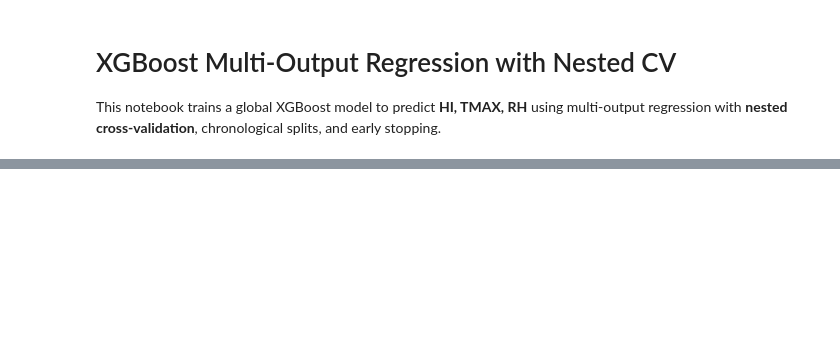
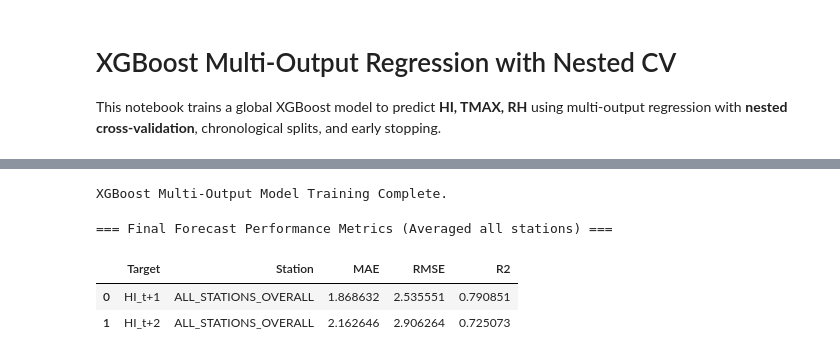
Before and after one commit to machiwao/Meteorologically-aware-AI-for-Enhanced-Heat-Index-Forecasting-in-the-Philippine-Context, a Jupyter notebook: xgb_nested_cv.ipynb, the cells around one changed output, grey strips where cells are left out. Saved outputs shown, nothing was run; the diff lists cells and outputs as text; code cells hidden in the pictures; blank space fills up the shorter version.

Commit message:
Updated training split

```diff
--- a/xgb_nested_cv.ipynb
+++ b/xgb_nested_cv.ipynb
@@ -112,26 +183,72 @@ final_model.estimators_[0].save_model("models/xgb_model.json")
+# %%
+best_params_effective = {k.replace("estimator__", ""): v for k,v in best_params.items()}
+
+best_est = xgb.XGBRegressor(
+    objective="reg:squarederror",
+    eval_metric="rmse", # Metric defined only in the constructor
+    tree_method="hist",
+    random_state=42,
+    early_stopping_rounds=20,
+    **best_params_effective
+)
+
+final_model = MultiOutputRegressor(best_est)
+
+# Prepare Evaluation Sets for Early Stopping
+n_targets = y_train.shape[1]
+eval_sets = [(X_val, y_val.iloc[:, i]) for i in range(n_targets)]
+
+# CORRECTED FIT CALL: eval_metric removed, early_stopping_rounds included
+final_model.fit(
+    X_train, y_train,
+    eval_set=eval_sets,
+    verbose=False
+)
+
+print("XGBoost Multi-Output Model Training Complete.")
+# %% [output]
+XGBoost Multi-Output Model Training Complete.
 # %%
-def evaluate_predictions(y_true, y_pred, stations_subset):
-    results = []
-    for st in stations_subset.unique():
-        idx = stations_subset == st
-        rmse = np.sqrt(mean_squared_error(y_true[idx], y_pred[idx]))
-        r2 = r2_score(y_true[idx], y_pred[idx])
-        results.append({"Station": st, "RMSE": rmse, "R2": r2})
-    return pd.DataFrame(results)
+def evaluate_predictions(y_true, y_pred, stations_subset, target_cols):
+    """Calculates overall metrics (MAE, RMSE, R2) for multi-output forecasting."""
+    y_true_arr = np.asarray(y_true)
+    y_pred_arr = np.asarray(y_pred)
 
-# Validation results
-val_pred = final_model.predict(X_val)
-df_val_metrics = evaluate_predictions(y_val, val_pred, stations_val)
+    all_results = []
 
-# Test results
+    for i, target in enumerate(target_cols):
+        y_true_target = y_true_arr[:, i]
+        y_pred_target = y_pred_arr[:, i]
+
+        overall_mae = mean_absolute_error(y_true_target, y_pred_target)
+        overall_rmse = np.sqrt(mean_squared_error(y_true_target, y_pred_target))
+        overall_r2 = r2_score(y_true_target, y_pred_target)
+
+        all_results.append({
+            "Target": target,
+            "Station": "ALL_STATIONS_OVERALL",
+            "MAE": overall_mae,
+            "RMSE": overall_rmse,
+            "R2": overall_r2
+        })
+
+    return pd.DataFrame(all_results)
+
+
+# Make predictions
 test_pred = final_model.predict(X_test)
-df_test_metrics = evaluate_predictions(y_test, test_pred, stations_test)
 
-print("Validation Metrics:")
-display(df_val_metrics)
+# Evaluate and display
+target_cols = ["HI_t+1", "HI_t+2"]
+df_test_metrics = evaluate_predictions(y_test, test_pred, stations_test, target_cols)
 
-print("Test Metrics:")
+print("\n=== Final Forecast Performance Metrics (Averaged all stations) ===")
 display(df_test_metrics)
+# %% [output]
+=== Final Forecast Performance Metrics (Averaged all stations) ===
+|  | Target | Station | MAE | RMSE | R2 |
+| 0 | HI_t+1 | ALL_STATIONS_OVERALL | 1.868632 | 2.535551 | 0.790851 |
+| 1 | HI_t+2 | ALL_STATIONS_OVERALL | 2.162646 | 2.906264 | 0.725073 |
 # %%
 # Plot actual vs predicted per station (test set)
 for st in stations_test.unique():
```
Also changed, not shown: parts of 9 cells of this notebook.
